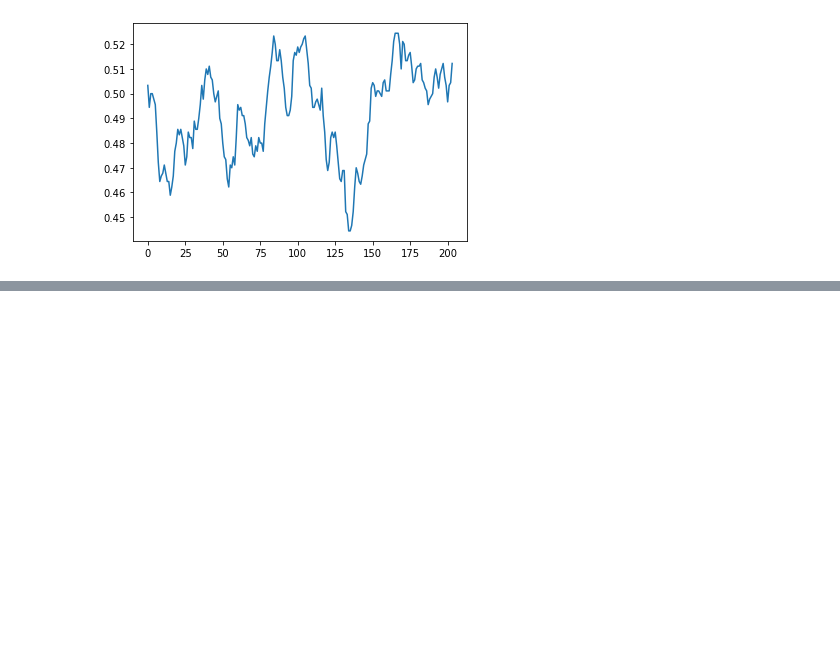
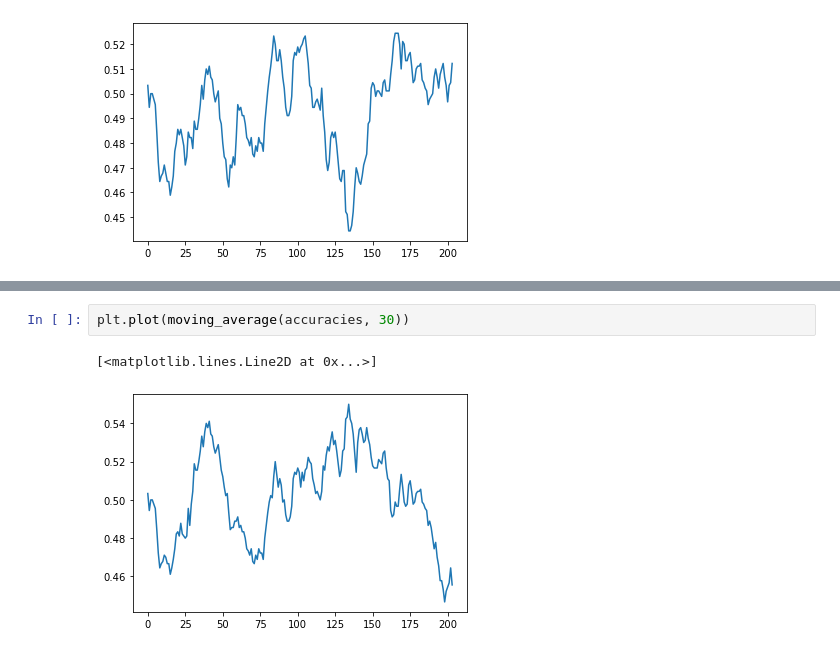
Before and after one commit to lbotti319/currency_nn, a Jupyter notebook: Backtesting.ipynb, the cells around one changed output, grey strips where cells are left out. Cells and saved outputs as stored; diff of their text form; blank space fills up the shorter version.

```diff
--- a/Backtesting.ipynb
+++ b/Backtesting.ipynb
@@ -81,0 +134,5 @@ plt.plot(moving_average(accuracies, 30))
+# %%
+plt.plot(moving_average(accuracies, 30))
+# %% [output]
+[<matplotlib.lines.Line2D at 0x...>]
+[figure, added]
```
Also changed, not shown: parts of 6 cells of this notebook, 2 other files.
